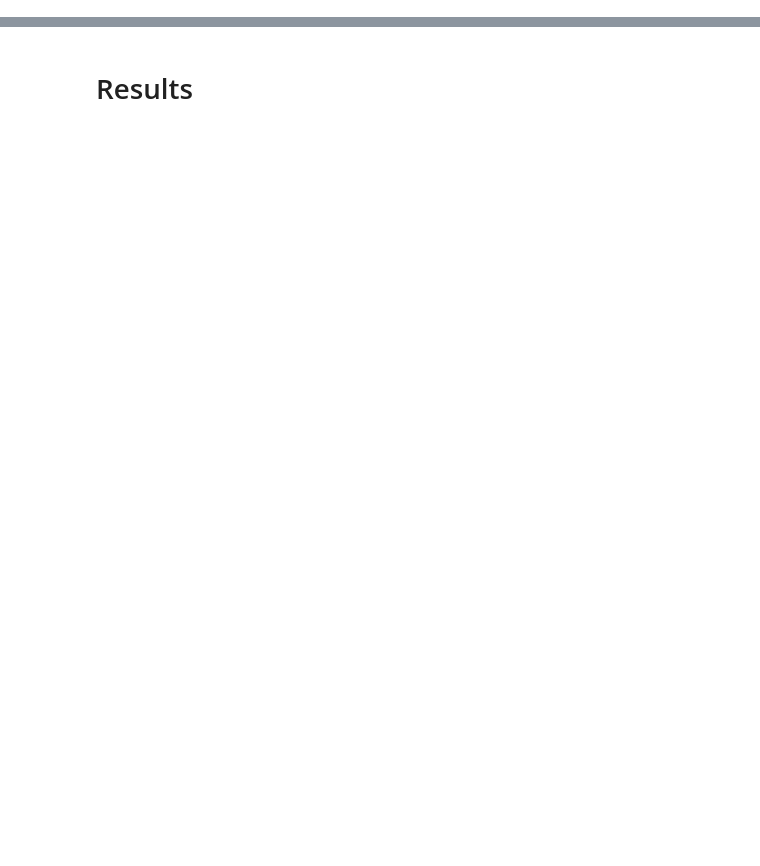
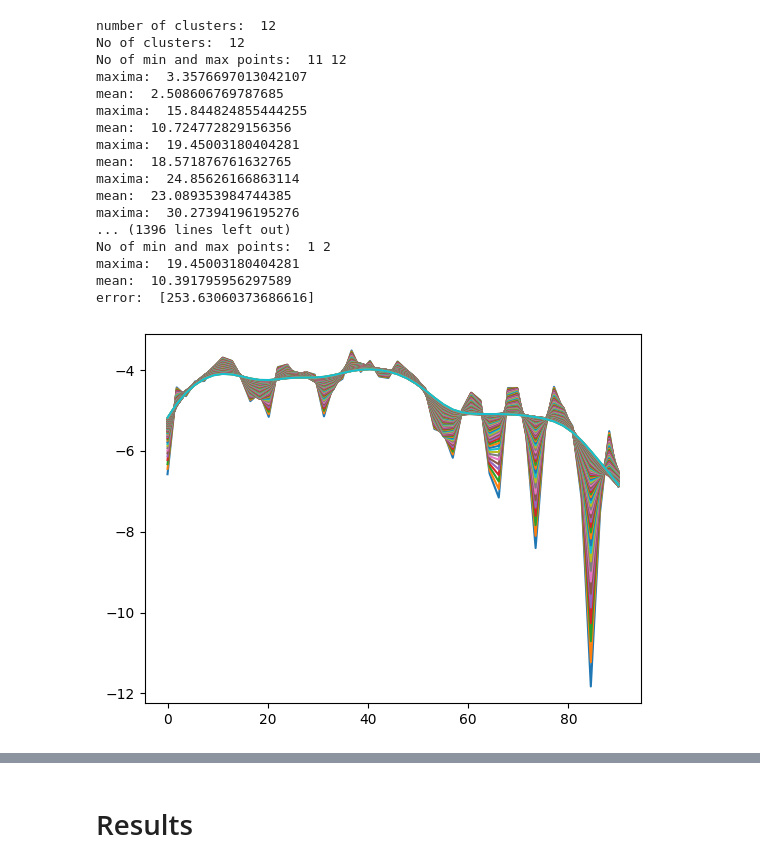
Before and after one commit to PRigas96/nMANN, a Jupyter notebook: main.ipynb, the cells around one changed output, grey strips where cells are left out. Saved outputs shown, nothing was run; the diff lists cells and outputs as text; code cells hidden in the pictures; blank space fills up the shorter version.

```diff
--- a/main.ipynb
+++ b/main.ipynb
@@ -292,11 +238,31 @@ def cost_function(bandwidth):
     return w_error,n_error, error, clusters.__len__()
 # %%
 # plot the cost function for bw from 0.1 to 90
-bw = np.arange(0.1,5 , 0.05)
+#bw = np.arange(0.1,5 , 0.05)
+bw = np.arange(1,5 , 0.05)
 cost = []
 for i in bw:
     cost.append(cost_function(i))
 cost = np.array(cost)
+# %% [output]
+number of clusters:  12
+No of clusters:  12
+No of min and max points:  11 12
+maxima:  3.3576697013042107
+mean:  2.508606769787685
+maxima:  15.844824855444255
+mean:  10.724772829156356
+maxima:  19.45003180404281
+mean:  18.571876761632765
+maxima:  24.85626166863114
+mean:  23.089353984744385
+maxima:  30.27394196195276
+... (1396 lines left out)
+No of min and max points:  1 2
+maxima:  19.45003180404281
+mean:  10.391795956297589
+error:  [253.63060373686616]
+[figure, added]
 # %%
 # create figure and axis objects with subplots()
 fig,ax = plt.subplots()
```
Also changed, not shown: parts of 27 cells of this notebook, 1 other file.
